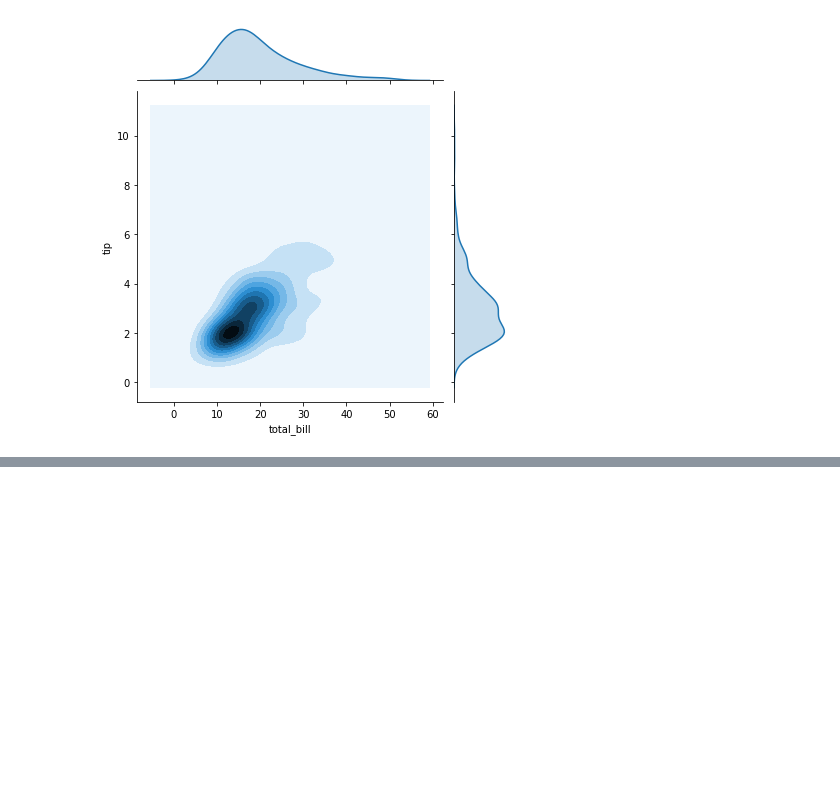
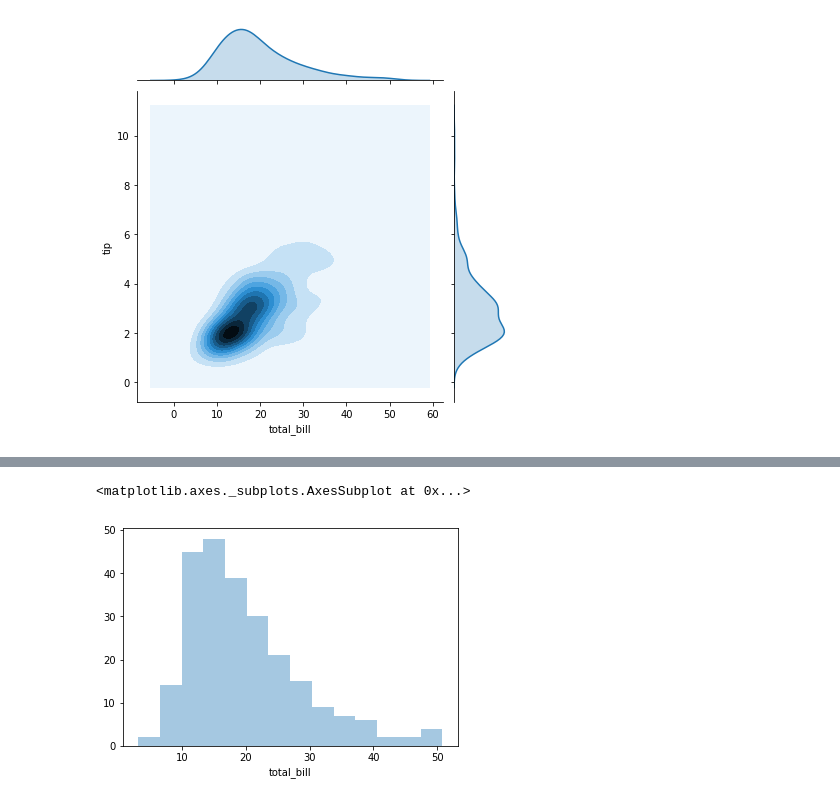
Before and after one commit to Utkarsh-Marwaha/MachineLearning, a Jupyter notebook: 06-Data-Visualization-with-Seaborn/01- Distribution Plots.ipynb, the cells around one changed output, grey strips where cells are left out. Cells and saved outputs as stored; diff of their text form; code cells hidden in the pictures; blank space fills up the shorter version.

```diff
--- a/06-Data-Visualization-with-Seaborn/01- Distribution Plots.ipynb
+++ b/06-Data-Visualization-with-Seaborn/01- Distribution Plots.ipynb
@@ -101,0 +131,5 @@ sns.jointplot(data=tips, x='total_bill', y='tip', kind='kde')
+# %%
+sns.distplot(tips['total_bill'], kde=False)
+# %% [output]
+<matplotlib.axes._subplots.AxesSubplot at 0x...>
+[figure, added]
```
Also changed, not shown: parts of 14 cells of this notebook.
